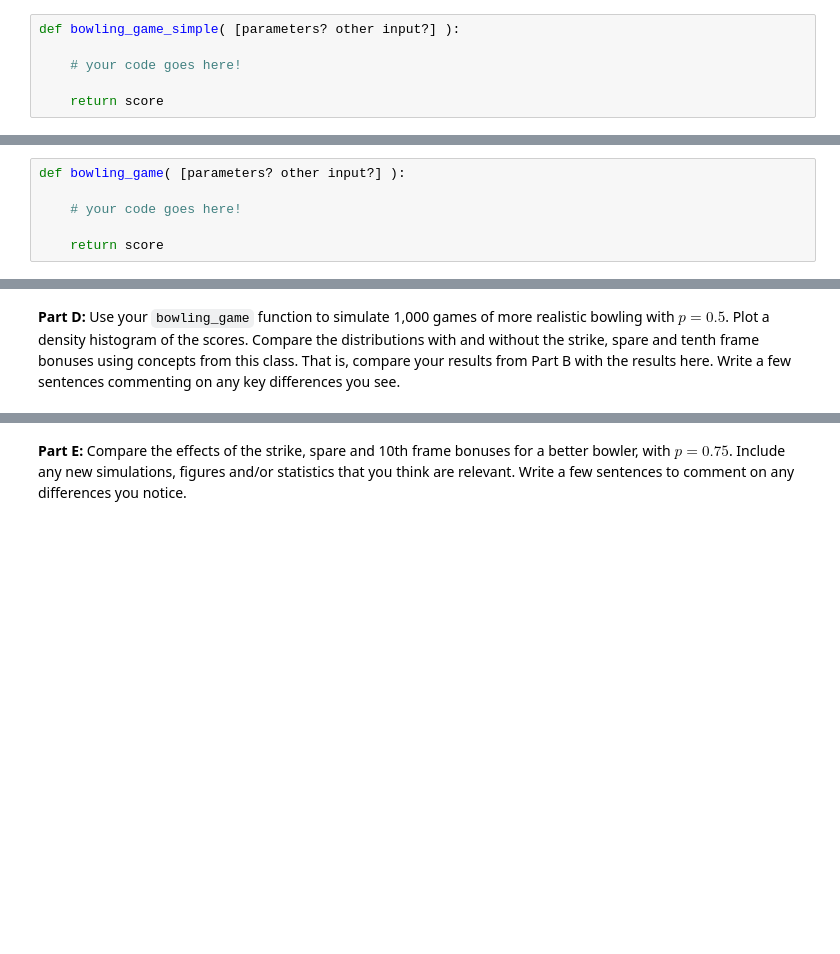
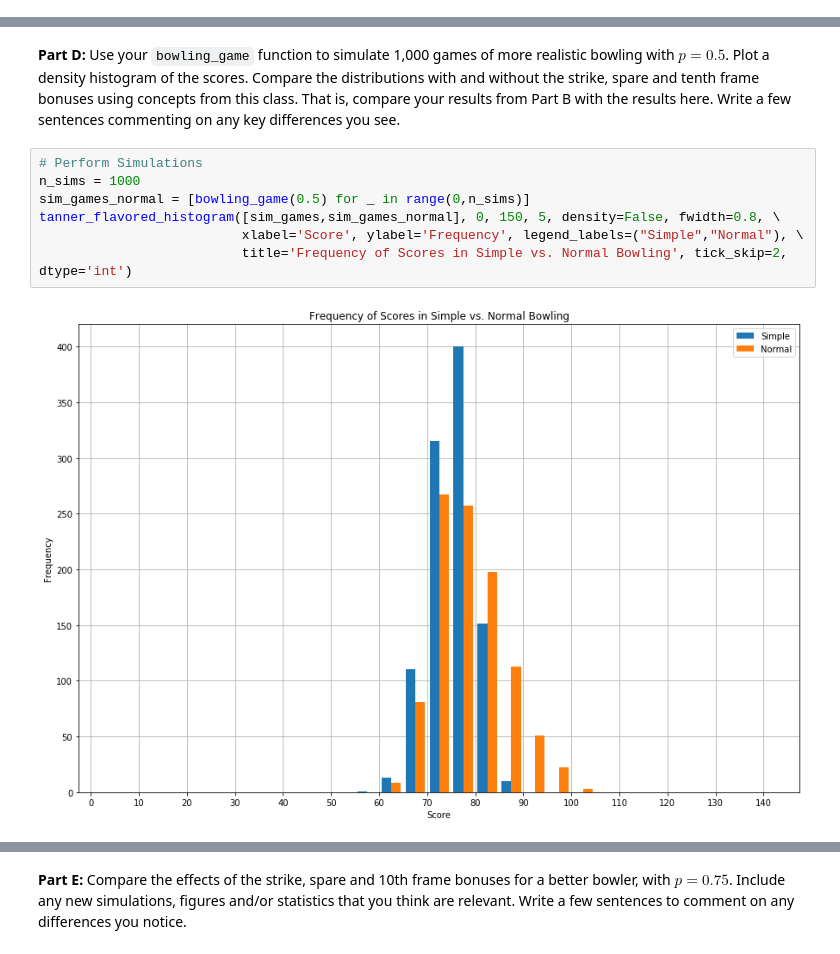
Before and after one commit to tannerbobak/csci3022, a Jupyter notebook: practicum_Bobak_Tanner.ipynb, the cells around one changed output, grey strips where cells are left out. Saved outputs shown, nothing was run; the diff lists cells and outputs as text; blank space fills up the shorter version.

```diff
--- a/practicum_Bobak_Tanner.ipynb
+++ b/practicum_Bobak_Tanner.ipynb
@@ -70,9 +70,3 @@ Here is a summary of the simplified rules for the first part of this problem:
 * Assume that the probability of knocking down a single pin is a parameter $p$.
 
 You should use an appropriate distribution that you have learned to model the knocking down of pins for each roll. In Markdown/MathJax, you must name and fully justify your choice of distribution and other modeling choices. Note that the parameter(s) of this distribution might change, depending on the current sitution (i.e., how many pins are left). Simplifications are okay, as long as you mention and justify them.
-# %%
-def bowling_game_simple( [parameters? other input?] ):
-
-    # your code goes here!
-
-    return score
@@ -93,9 +182,3 @@ What is the empirical expected value of total score from your simulations? Expla
     * Your score for the tenth frame is simply the total number of pins knocked down.
 
 An example bowling game and the total score will be provided in a "Practicum Q&A" Piazza post.
-# %%
-def bowling_game( [parameters? other input?] ):
-
-    # your code goes here!
-
-    return score
@@ -102,2 +344,11 @@ def bowling_game( [parameters? other input?] ):
 # %% [markdown]
 **Part D:** Use your `bowling_game` function to simulate 1,000 games of more realistic bowling with $p=0.5$. Plot a density histogram of the scores. Compare the distributions with and without the strike, spare and tenth frame bonuses using concepts from this class. That is, compare your results from Part B with the results here. Write a few sentences commenting on any key differences you see.
+# %%
+# Perform Simulations
+n_sims = 1000
+sim_games_normal = [bowling_game(0.5) for _ in range(0,n_sims)]
+tanner_flavored_histogram([sim_games,sim_games_normal], 0, 150, 5, density=False, fwidth=0.8, \
+                          xlabel='Score', ylabel='Frequency', legend_labels=("Simple","Normal"), \
+                          title='Frequency of Scores in Simple vs. Normal Bowling', tick_skip=2, dtype='int')
+# %% [output]
+[figure, added]
```
Also changed, not shown: parts of 19 cells of this notebook, 3 other files.
